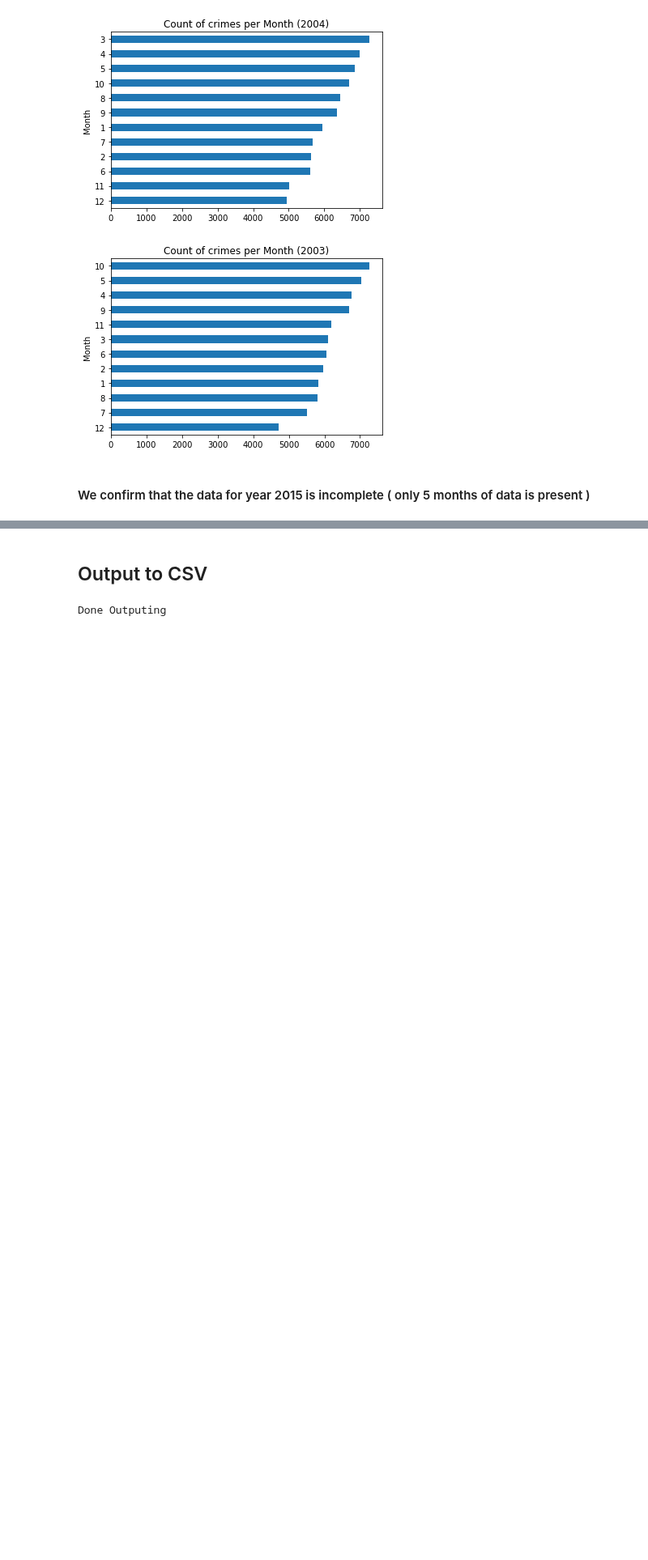
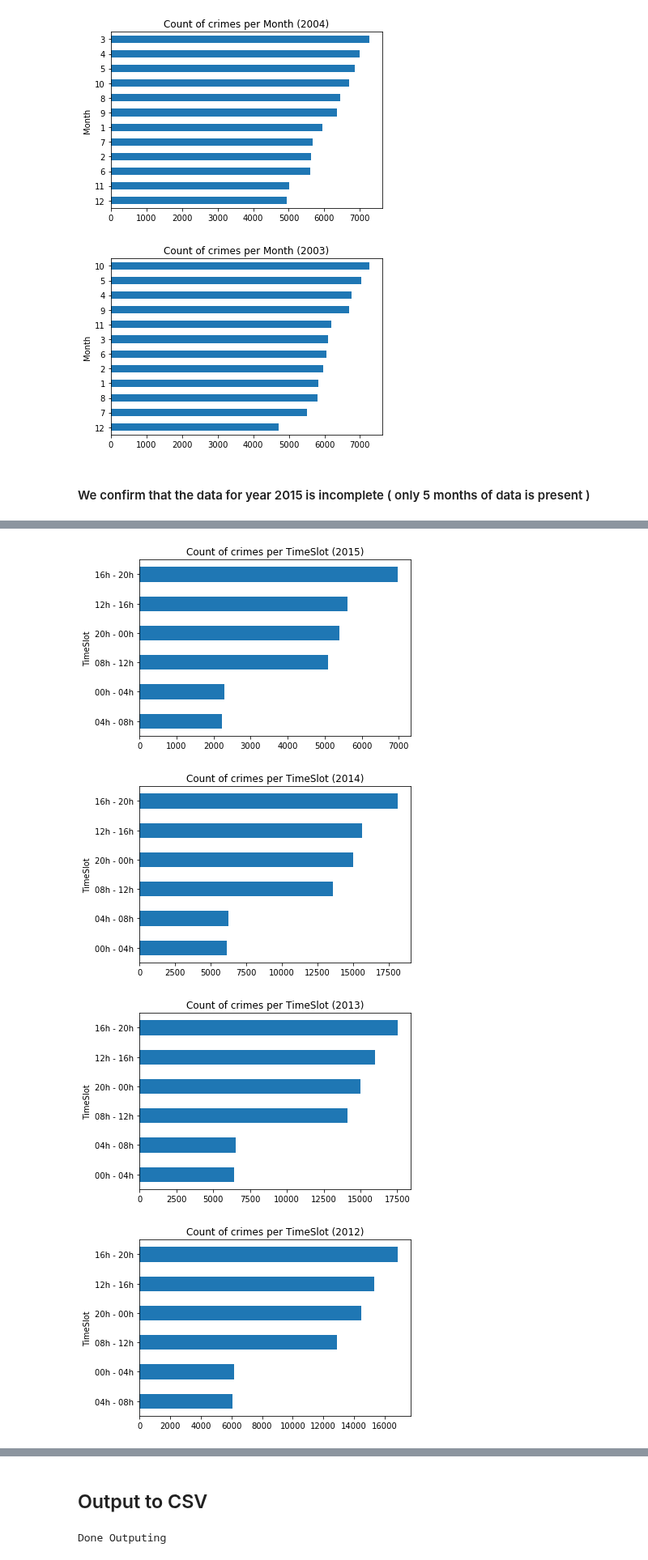
Before and after one commit to hamzael9/san-francisco-crime-classification, a Jupyter notebook: sf-crimes-feature-engineering-1-date.ipynb, the cells around one changed output, grey strips where cells are left out. Shown at 81% size. Drawn from its saved outputs; the diff is of its cells as text; code cells hidden in the pictures; blank space fills up the shorter version.

Commit message:
Add TimeSlots & IsDay visualizations

```diff
--- a/sf-crimes-feature-engineering-1-date.ipynb
+++ b/sf-crimes-feature-engineering-1-date.ipynb
@@ -218,0 +230,29 @@ for y in train_df.Year.unique():
+# %%
+# Create a new Column TimeSlot
+
+def get_timeslot(hour):
+    if hour > 16 and hour <= 20:
+        return '16h - 20h'
+    elif hour > 20 or hour == 0:
+        return '20h - 00h'
+    elif hour > 0 and hour <= 4:
+        return '00h - 04h'
+    elif hour > 4 and hour <= 8:
+        return '04h - 08h'
+    elif hour > 8 and hour <= 12:
+        return '08h - 12h'
+    elif hour > 12 and hour <= 16:
+        return '12h - 16h'
+    else:
+        return 'wtf'
+
+train_df['TimeSlot']  = train_df.Hour.apply(get_timeslot)
+# %%
+for y in train_df.Year.unique():
+    train_df[train_df['Year'] == y].groupby('TimeSlot')['Descript'].count().sort_values().plot(kind='barh', title=f'Count of crimes per TimeSlot ({y})', fig=(18,7))
+    plt.show()
+# %% [output]
+[figure, added]
+[figure, added]
+[figure, added]
+[figure, added]
```
Also changed, not shown: parts of 12 cells of this notebook.
